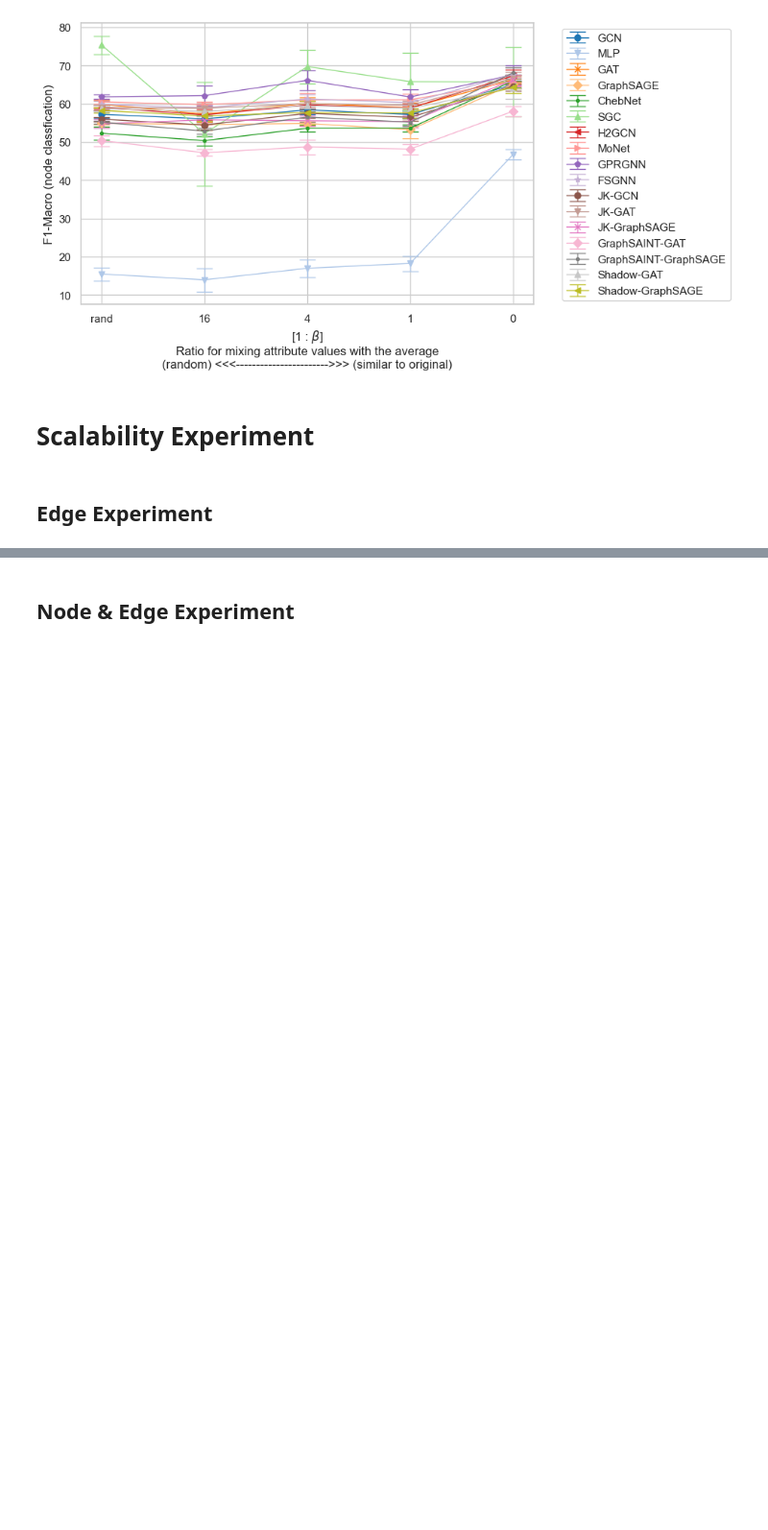
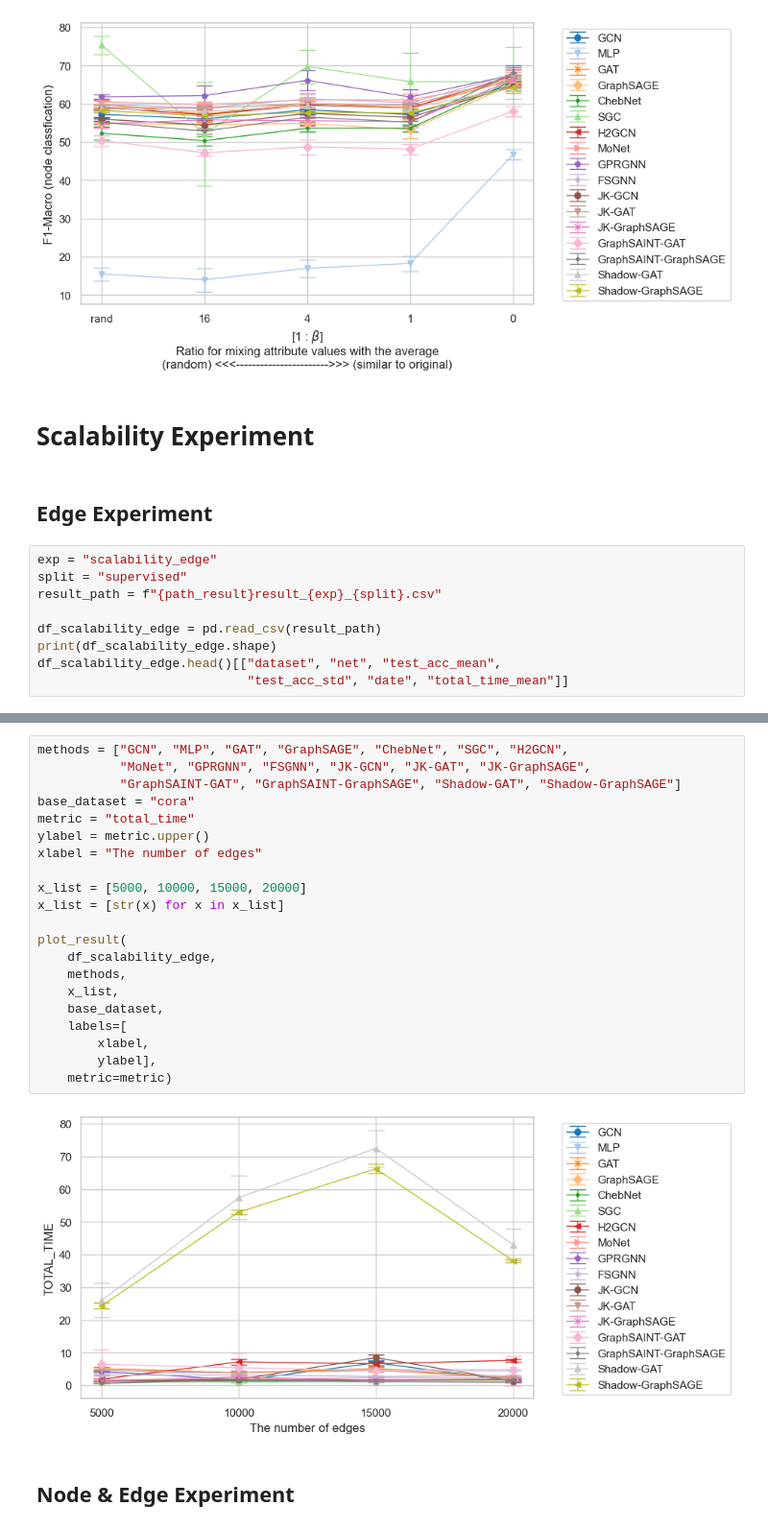
Before and after one commit to seijimaekawa/empirical-study-of-GNNs, a Jupyter notebook: notebooks/final_plots.ipynb, the cells around one changed output, grey strips where cells are left out. Shown at 96% size. Cells and saved outputs as stored; diff of their text form; blank space fills up the shorter version.

```diff
--- a/notebooks/final_plots.ipynb
+++ b/notebooks/final_plots.ipynb
@@ -273,3 +263,12 @@ plot_result(
 # Scalability Experiment
 # %% [markdown]
 ## Edge Experiment
+# %%
+exp = "scalability_edge"
+split = "supervised"
+result_path = f"{path_result}result_{exp}_{split}.csv"
+
+df_scalability_edge = pd.read_csv(result_path)
+print(df_scalability_edge.shape)
+df_scalability_edge.head()[["dataset", "net", "test_acc_mean",
+                            "test_acc_std", "date", "total_time_mean"]]
@@ -276,3 +283,26 @@ plot_result(
+# %%
+methods = ["GCN", "MLP", "GAT", "GraphSAGE", "ChebNet", "SGC", "H2GCN",
+           "MoNet", "GPRGNN", "FSGNN", "JK-GCN", "JK-GAT", "JK-GraphSAGE",
+           "GraphSAINT-GAT", "GraphSAINT-GraphSAGE", "Shadow-GAT", "Shadow-GraphSAGE"]
+base_dataset = "cora"
+metric = "total_time"
+ylabel = metric.upper()
+xlabel = "The number of edges"
+
+x_list = [5000, 10000, 15000, 20000]
+x_list = [str(x) for x in x_list]
+
+plot_result(
+    df_scalability_edge,
+    methods,
+    x_list,
+    base_dataset,
+    labels=[
+        xlabel,
+        ylabel],
+    metric=metric)
+# %% [output]
+[figure, added]
 # %% [markdown]
 ## Node & Edge Experiment
 # %%
```
Also changed, not shown: parts of 12 cells of this notebook, 6 other files.
